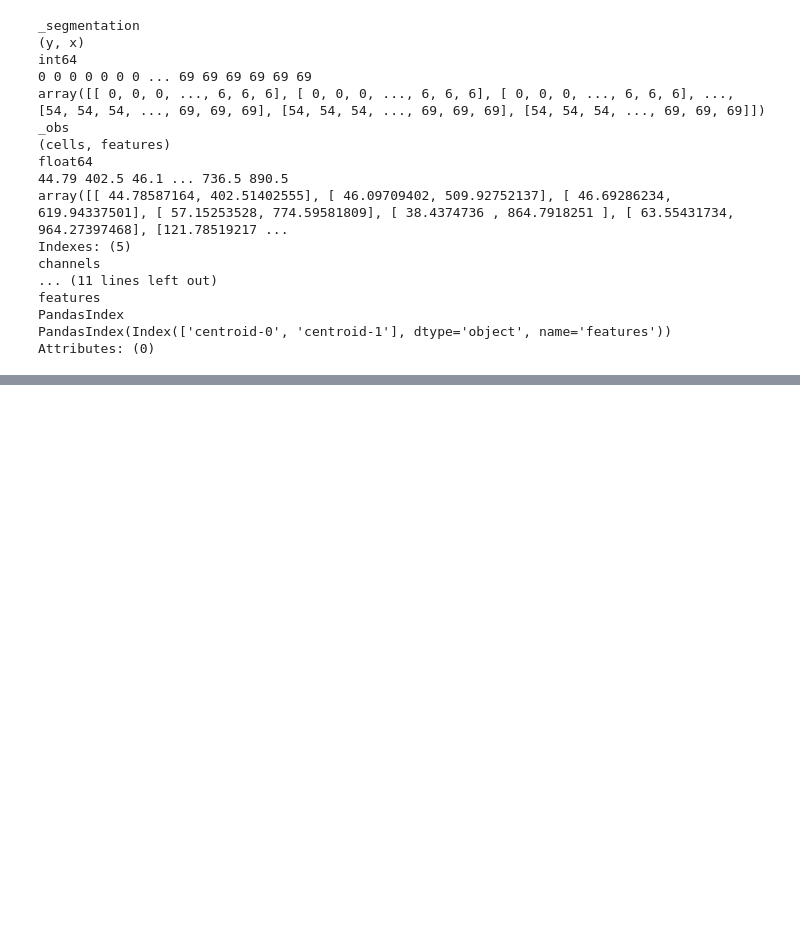
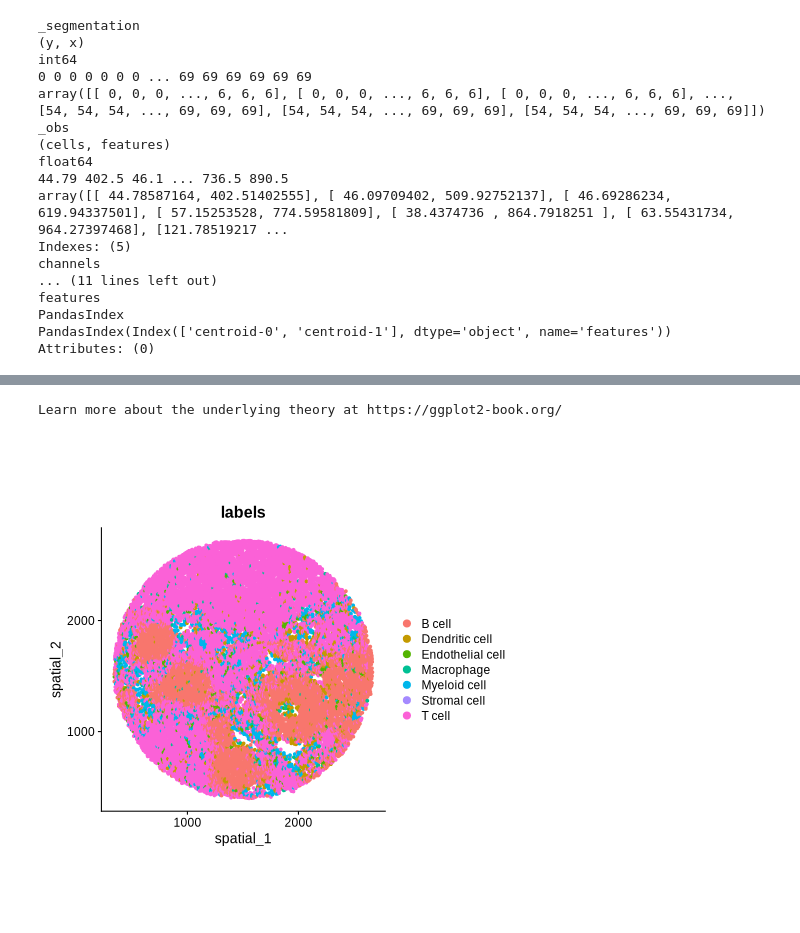
Before and after one commit to sagar87/spatialproteomics, a Jupyter notebook: docs/notebooks/Interoperability.ipynb, the cells around one changed output, grey strips where cells are left out. Drawn from its saved outputs; the diff is of its cells as text; code cells hidden in the pictures; blank space fills up the shorter version.

```diff
--- a/docs/notebooks/Interoperability.ipynb
+++ b/docs/notebooks/Interoperability.ipynb
@@ -171,0 +208,8 @@ Attributes: (0)
+# %%
+# this gives us a data frame of cells by markers
+intensity_df = ds.pp.get_layer_as_df("_intensity")
+
+# getting the spatial information and cell types from the spatialproteomics object
+spatial_df = ds.pp.get_layer_as_df()[["centroid-0", "centroid-1", "_labels"]]
+# renaming the columns for better compatibility with R
+spatial_df.columns = ["centroid.0", "centroid.1", "labels"]
@@ -171,0 +260,36 @@ Attributes: (0)
+# %%
+%%R
+# Make sure the rownames exactly match the Seurat cells
+spatial_coords <- spatial_df[, c("centroid.0", "centroid.1")]
+
+# The cell names in the Seurat object
+cell_names <- Cells(seu)
+
+# Assign rownames
+rownames(spatial_coords) <- cell_names
+colnames(spatial_coords) <- c(1, 2)
+
+# Convert to matrix
+embeddings_mat <- as.matrix(spatial_coords)
+
+# Now create the spatial reduction
+seu[["spatial"]] <- CreateDimReducObject(
+  embeddings = embeddings_mat,
+  key = "spatial_",
+  assay = DefaultAssay(seu)
+)
+# %%
+%%R
+library(ggplot2)
+
+p <- DimPlot(
+  seu,
+  reduction = "spatial",
+  group.by = "labels",
+  pt.size = 1
+) + coord_fixed()  # ensures x and y axes have equal scale
+
+print(p)
+# %% [output]
+Learn more about the underlying theory at https://ggplot2-book.org/
+[figure, added]
```
Also changed, not shown: parts of 4 cells of this notebook, 4 other files.
